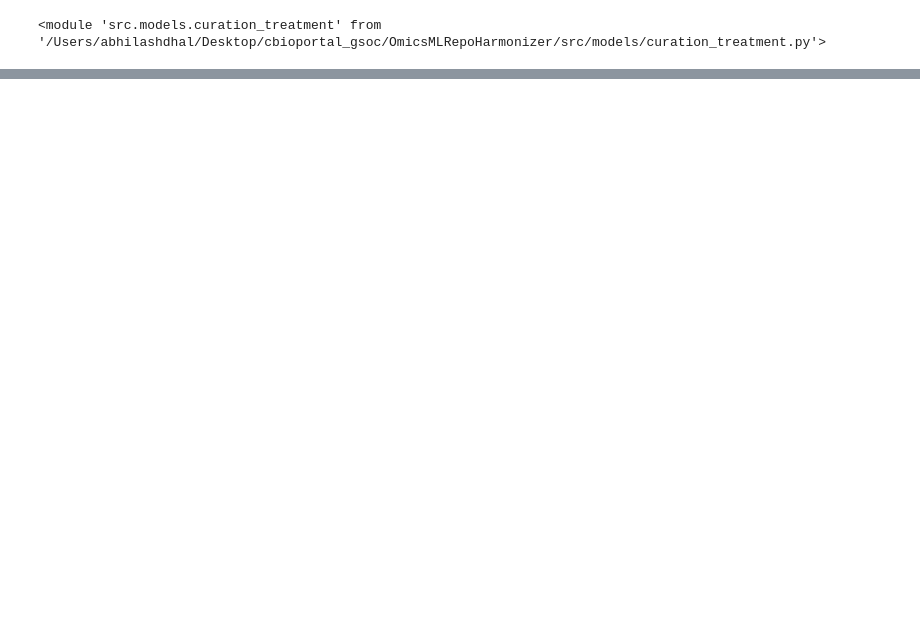
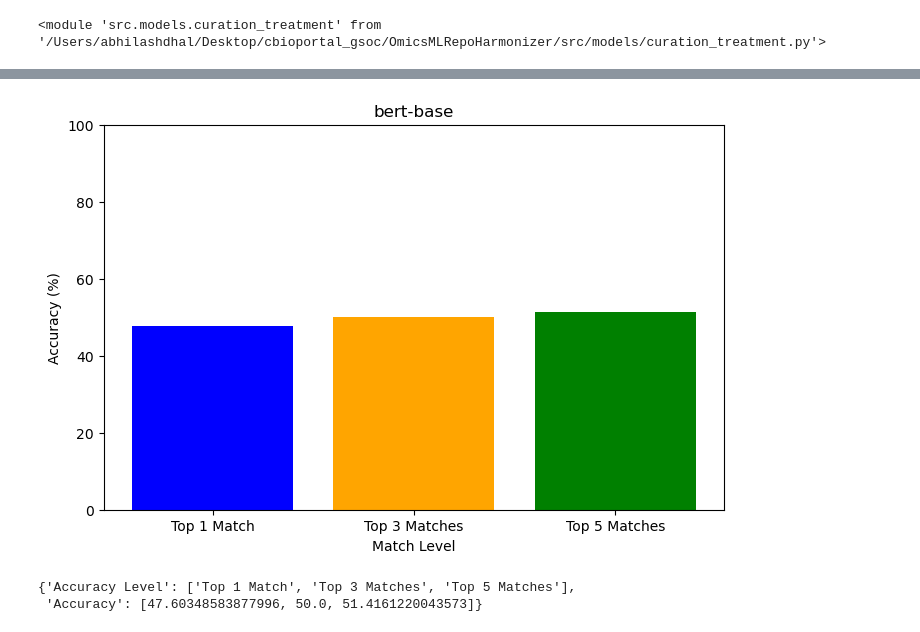
Before and after one commit to shbrief/MetaHarmonizer, a Jupyter notebook: explore_previous_work.ipynb, the cells around one changed output, grey strips where cells are left out. Drawn from its saved outputs; the diff is of its cells as text; code cells hidden in the pictures; blank space fills up the shorter version.

```diff
--- a/explore_previous_work.ipynb
+++ b/explore_previous_work.ipynb
@@ -200,2 +79,2 @@ ct_instance.method_model_dict
 # %%
-ct_instance_lf = ct.CuraTreatment(cura_map=orig_cura_map, method='longformer', from_tokenizer=False)
+ct_instance_base_bert = ct.CuraTreatment(cura_map=orig_cura_map, method='bert-base', from_tokenizer=False)
@@ -209,0 +171,6 @@ KeyboardInterrupt:
+# %%
+create_accuracy_bar_plot(data_base_bert, ct_instance_base_bert.method)
+# %% [output]
+[figure, added]
+{'Accuracy Level': ['Top 1 Match', 'Top 3 Matches', 'Top 5 Matches'],
+ 'Accuracy': [47.60348583877996, 50.0, 51.4161220043573]}
```
Also changed, not shown: parts of 31 cells of this notebook.
